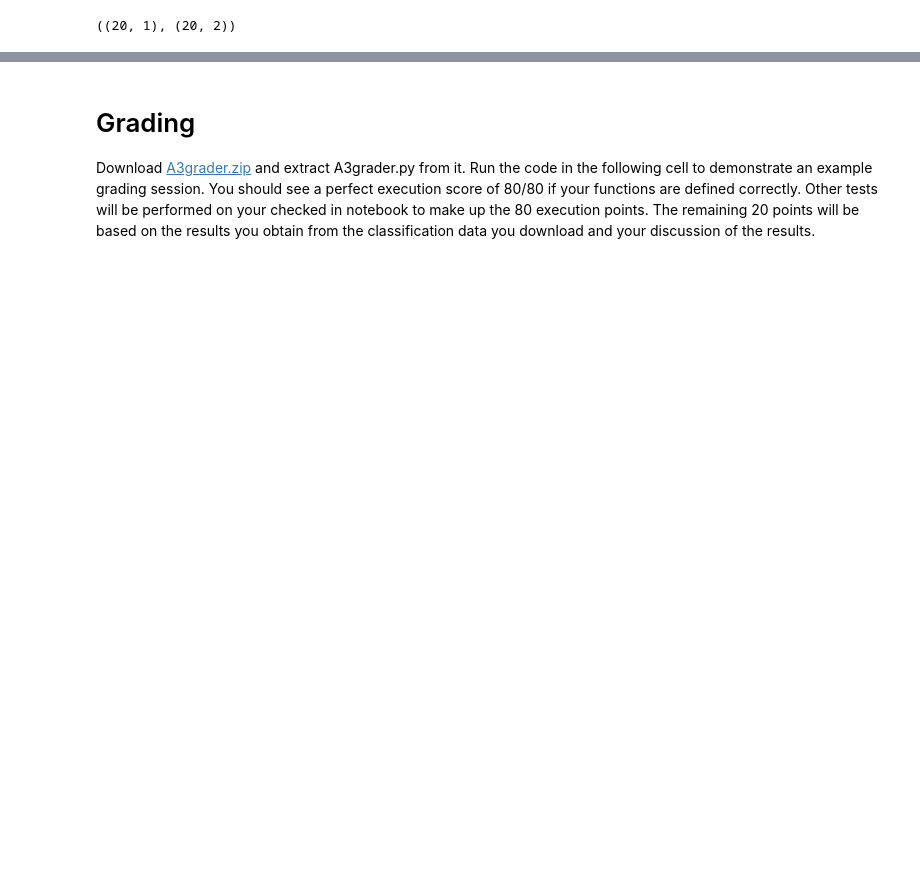
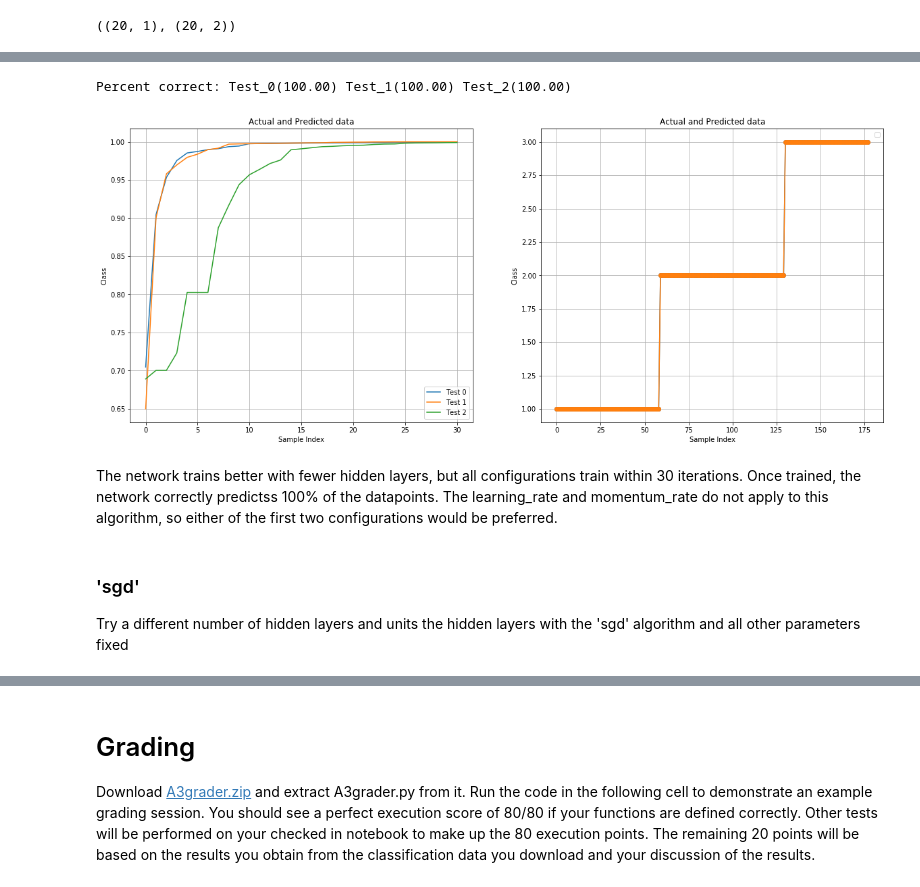
Before and after one commit to bstaab/CS545_MachineLearning, a Jupyter notebook: assignments/A3/Staab-A3.ipynb, the cells around one changed output, grey strips where cells are left out. Drawn from its saved outputs; the diff is of its cells as text; code cells hidden in the pictures; blank space fills up the shorter version.

```diff
--- a/assignments/A3/Staab-A3.ipynb
+++ b/assignments/A3/Staab-A3.ipynb
@@ -634,0 +508,18 @@ plt.legend(['Target Class', 'Predicted Class']);
+# %%
+%%capture
+net_test_0, T_test_0, Y_class_test_0 = run(num_inputs, [], class_list, X, T, 30, 'scg', 0.001, 0.0)
+net_test_1, T_test_1, Y_class_test_1 = run(num_inputs, [50], class_list, X, T, 30, 'scg', 0.001, 0.0)
+net_test_2, T_test_2, Y_class_test_2 = run(num_inputs, [5, 5, 5], class_list, X, T, 30, 'scg', 0.001, 0.0)
+n_correct_0 = (Y_class_test_0 == T).sum()
+n_correct_1 = (Y_class_test_1 == T).sum()
+n_correct_2 = (Y_class_test_2 == T).sum()
+# %%
+summary(net_test_0, net_test_1, net_test_2, T, Y_class_test_0, n_correct_0, n_correct_1, n_correct_2)
+# %% [output]
+Percent correct: Test_0(100.00) Test_1(100.00) Test_2(100.00)
+[figure, added]
+# %% [markdown]
+The network trains better with fewer hidden layers, but all configurations train within 30 iterations.  Once trained, the network correctly predictss 100% of the datapoints.  The learning_rate and momentum_rate do not apply to this algorithm, so either of the first two configurations would be preferred.
+# %% [markdown]
+### 'sgd'
+Try a different number of hidden layers and units the hidden layers with the 'sgd' algorithm and all other parameters fixed
```
Also changed, not shown: parts of 132 cells of this notebook, 1 other file.
